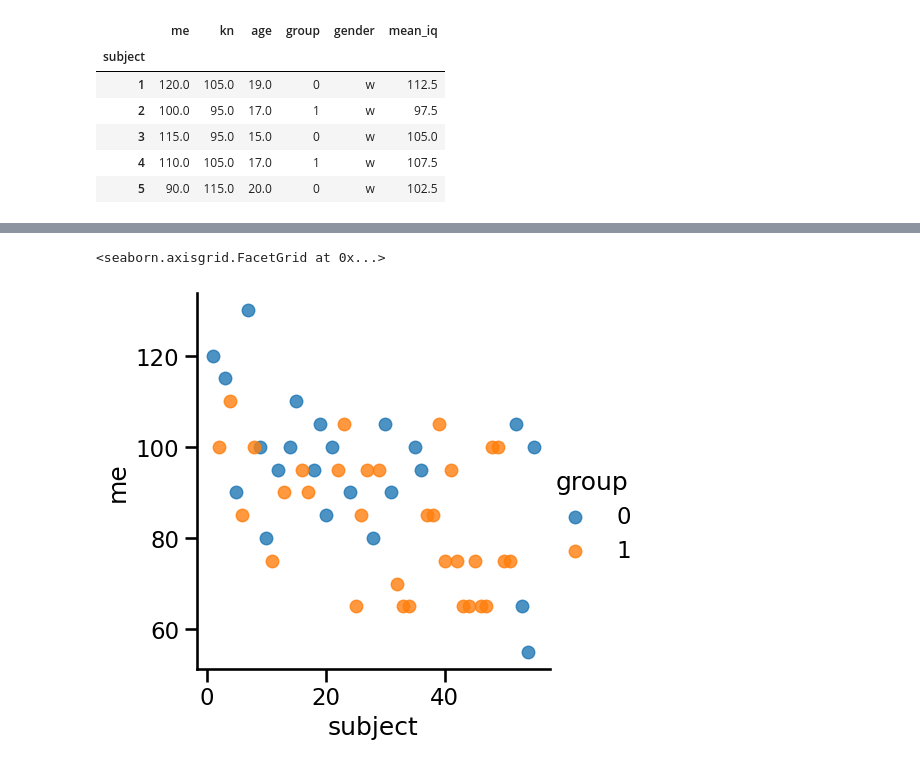
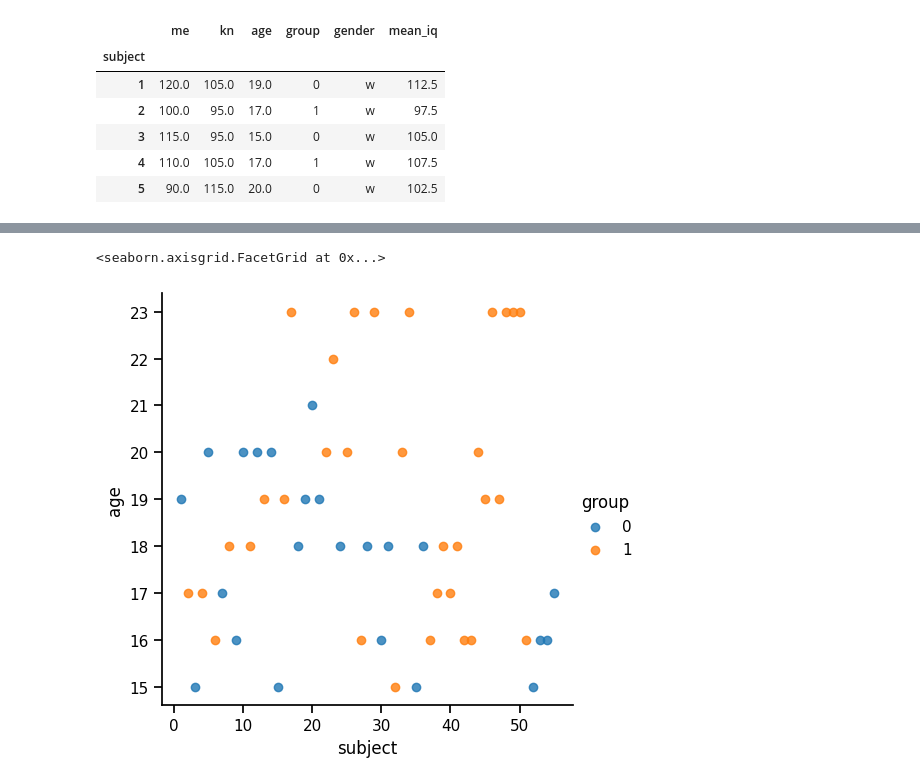
Before and after one commit to mrenke/numrisk, a Jupyter notebook: numrisk/prepare/demographics_IQ_balanceGroups.ipynb, the cells around one changed output, grey strips where cells are left out. Cells and saved outputs as stored; diff of their text form; code cells hidden in the pictures.

```diff
--- a/numrisk/prepare/demographics_IQ_balanceGroups.ipynb
+++ b/numrisk/prepare/demographics_IQ_balanceGroups.ipynb
@@ -50,6 +61,12 @@ df_am2_matrices = am2_matrices.loc[[2,36], :].T.dropna(axis=0).rename(mapper={2:
 df_am3_cat =am3_cat.loc[[2,29],:].T.dropna(axis=0).drop('Unnamed: 2').rename(mapper={2:'subject',29:'cat_score'},axis=1).astype({'subject': int}).set_index('subject')
 df_am3_matrices =am3_matrices.loc[[2,36],:].T.dropna(axis=0).drop('Unnamed: 2').rename(mapper={2:'subject',36:'mat_score'},axis=1).astype({'subject': int}).set_index('subject')
 
+# add the points of the levels that are skipped for that age group (for add_measure_1 this is already done in the table)
+df_am2_cat += 9
+df_am2_matrices += 4
+df_am3_cat += 9
+df_am3_matrices += 4
+
 # join everyhting
 df_scores= pd.concat([df_am1_cat,df_am2_cat, df_am3_cat]).join(pd.concat([df_am1_matrices,df_am2_matrices, df_am3_matrices]))
 df_scores.sort_index(inplace=True)
@@ -134,7 +154,7 @@ for var in df_comb.columns:
 # %%
 # plot over  subjects (effects of me as experminter, pratice effects etc. )
 # but also just had 'dummer' subjects more recently than at the beginning....
-sns.lmplot(data=df_comb.reset_index(), x='subject',y='me',hue='group',fit_reg=False)
+sns.lmplot(data=df_comb.reset_index(), x='subject',y='age',hue='group',fit_reg=False)
 # %% [output]
 <seaborn.axisgrid.FacetGrid at 0x...>
-[figure, old version]
+[figure, new version]
```
Also changed, not shown: parts of 8 cells of this notebook, 5 other files.
